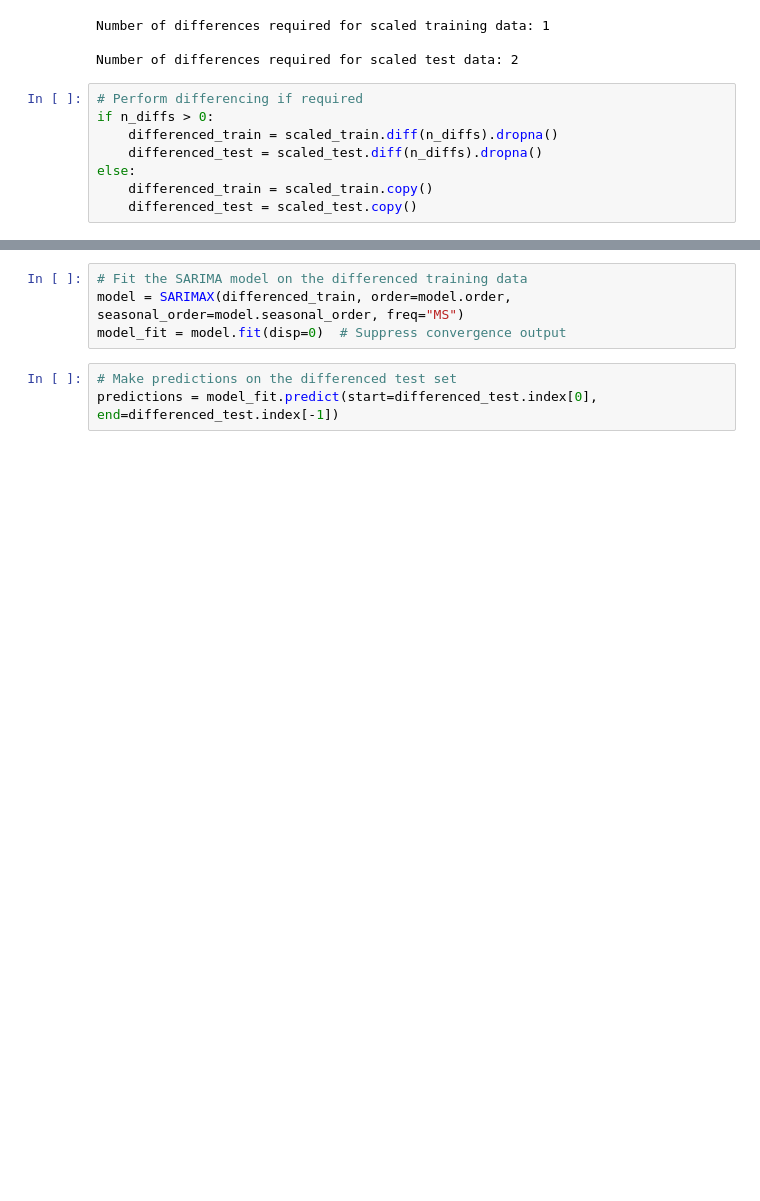
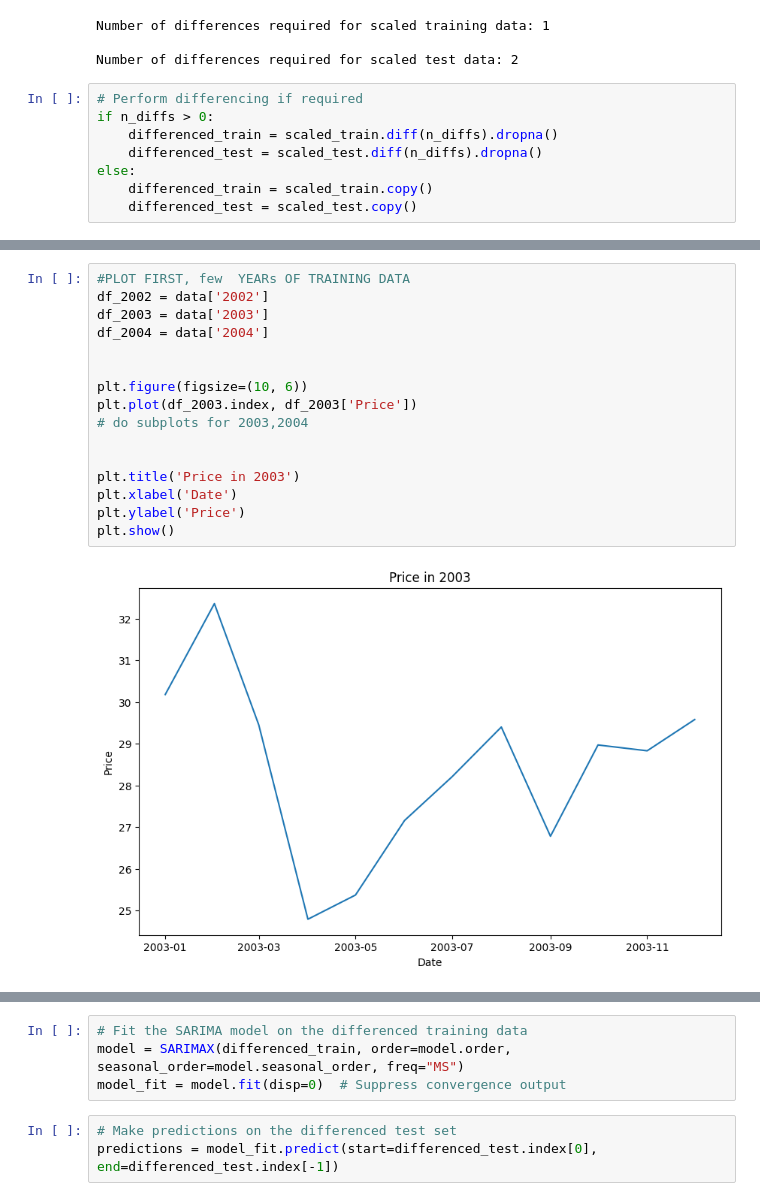
Before and after one commit to jnopareboateng/ml-library, a Jupyter notebook: crude-oil-forecast/arima_with_gemini.ipynb, the cells around one changed output, grey strips where cells are left out. Saved outputs shown, nothing was run; the diff lists cells and outputs as text; blank space fills up the shorter version.

```diff
--- a/crude-oil-forecast/arima_with_gemini.ipynb
+++ b/crude-oil-forecast/arima_with_gemini.ipynb
@@ -118,0 +150,18 @@ plt.show()
+# %%
+#PLOT FIRST, few  YEARs OF TRAINING DATA
+df_2002 = data['2002']
+df_2003 = data['2003']
+df_2004 = data['2004']
+
+
+plt.figure(figsize=(10, 6))
+plt.plot(df_2003.index, df_2003['Price'])
+# do subplots for 2003,2004
+
+
+plt.title('Price in 2003')
+plt.xlabel('Date')
+plt.ylabel('Price')
+plt.show()
+# %% [output]
+[figure, added]
```
Also changed, not shown: parts of 15 cells of this notebook, 14 other files.
